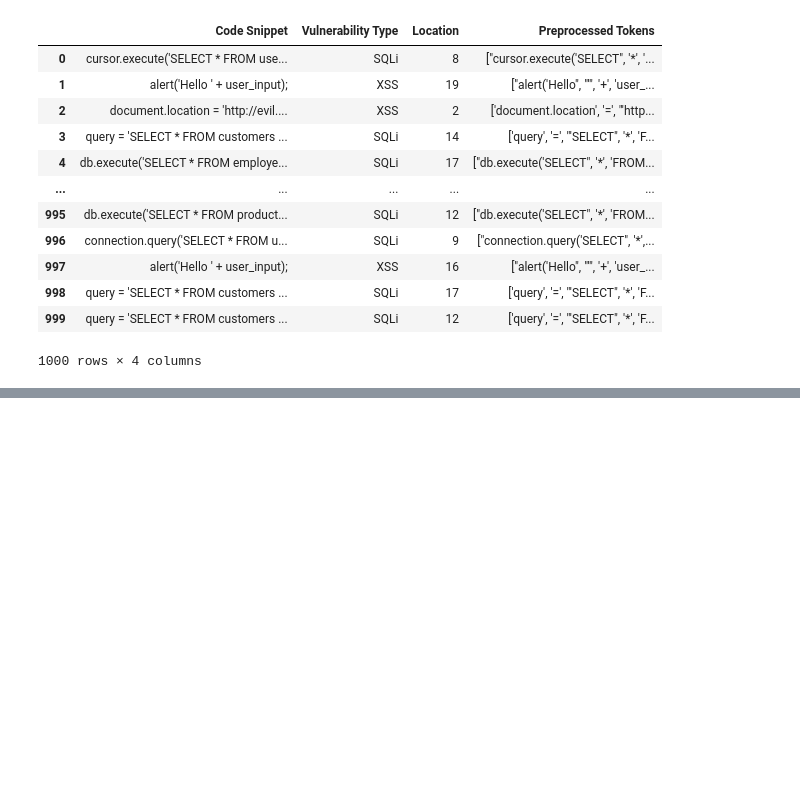
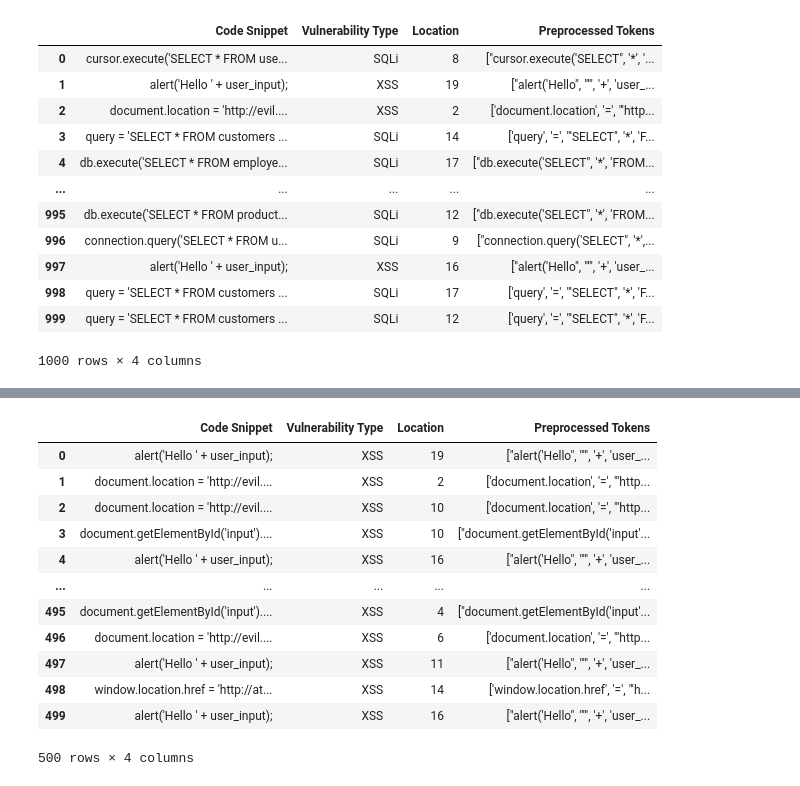
Before and after one commit to soumyathatipamula/web_sec_extension, a Jupyter notebook: Implementation/Dataset_prep/CNN+VAE/datasets_prep.ipynb, the cells around one changed output, grey strips where cells are left out. Drawn from its saved outputs; the diff is of its cells as text; code cells hidden in the pictures; blank space fills up the shorter version.

```diff
--- a/Implementation/Dataset_prep/CNN+VAE/datasets_prep.ipynb
+++ b/Implementation/Dataset_prep/CNN+VAE/datasets_prep.ipynb
@@ -20,0 +49,19 @@ code_vul
+# %%
+xss_code_vul = code_vul[code_vul["Vulnerability Type"] == "XSS"]
+# %%
+xss_code_vul.reset_index(drop=True, inplace=True)
+xss_code_vul
+# %% [output]
+|  | Code Snippet | Vulnerability Type | Location | Preprocessed Tokens |
+| 0 | alert('Hello ' + user_input); | XSS | 19 | ["alert('Hello", "'", '+', 'user_... |
+| 1 | document.location = 'http://evil.... | XSS | 2 | ['document.location', '=', "'http... |
+| 2 | document.location = 'http://evil.... | XSS | 10 | ['document.location', '=', "'http... |
+| 3 | document.getElementById('input').... | XSS | 10 | ["document.getElementById('input'... |
+| 4 | alert('Hello ' + user_input); | XSS | 16 | ["alert('Hello", "'", '+', 'user_... |
+| ... | ... | ... | ... | ... |
+| 495 | document.getElementById('input').... | XSS | 4 | ["document.getElementById('input'... |
+| 496 | document.location = 'http://evil.... | XSS | 6 | ['document.location', '=', "'http... |
+| 497 | alert('Hello ' + user_input); | XSS | 11 | ["alert('Hello", "'", '+', 'user_... |
+| 498 | window.location.href = 'http://at... | XSS | 14 | ['window.location.href', '=', "'h... |
+| 499 | alert('Hello ' + user_input); | XSS | 16 | ["alert('Hello", "'", '+', 'user_... |
+500 rows × 4 columns
```
Also changed, not shown: parts of 84 cells of this notebook, 2 other files.
